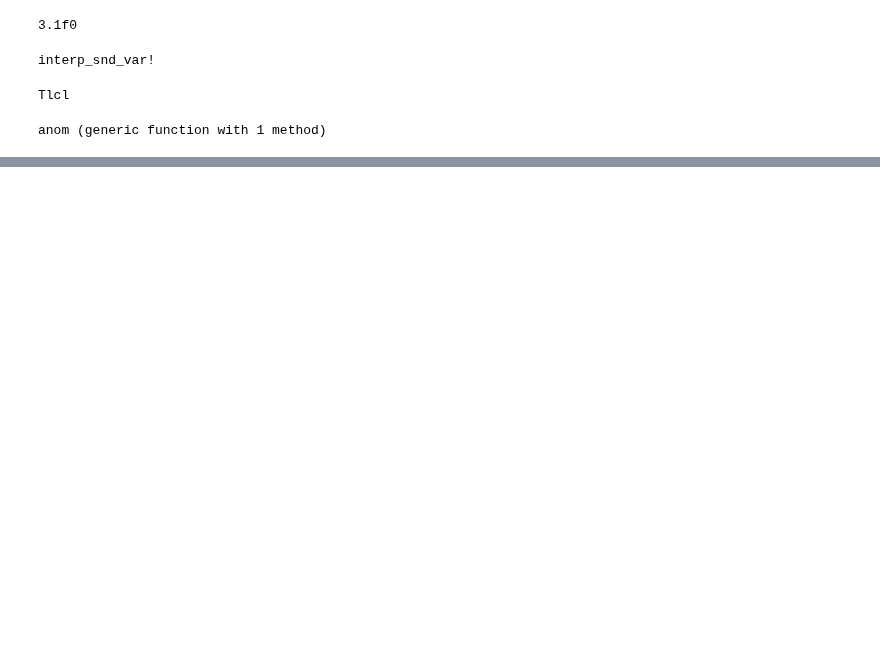
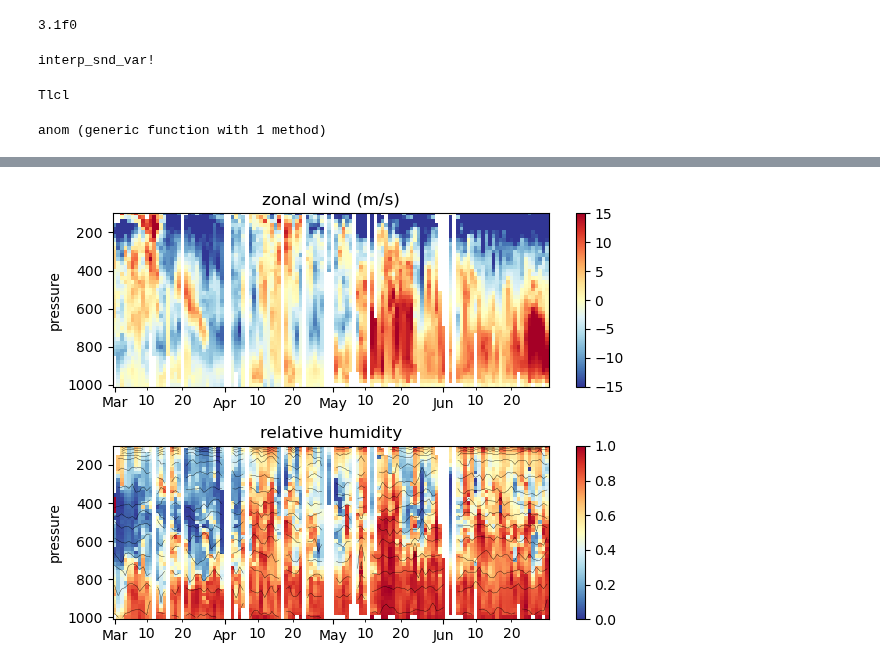
Before and after one commit to deszoeke/ASTRAL-soundings, a Jupyter notebook: src/interp_soundings.ipynb, the cells around one changed output, grey strips where cells are left out. Drawn from its saved outputs; the diff is of its cells as text; code cells hidden in the pictures; blank space fills up the shorter version.

Commit message:
plot comment sondes 2019, 2022

```diff
--- a/src/interp_soundings.ipynb
+++ b/src/interp_soundings.ipynb
@@ -235,20 +171,0 @@ PyObject <matplotlib.colorbar.Colorbar object at 0x...>
-# %%
-ax1=subplot(2,1,1)
-pc1 = pcolormesh(dr, plevs, anom(th, dims=1)', vmin=-5, vmax=5, cmap=ColorMap("RdYlBu_r"))
-contour(dr, plevs, th', colors="k", linewidths=0.25, levels=20)
-ylim([1010, 100])
-ax1.xaxis.set_major_locator(mdates.MonthLocator())
-ax1.xaxis.set_minor_locator(mdates.DayLocator((10, 20)))
-ax1.xaxis.set_major_formatter(mdates.DateFormatter("%b"))
-ax1.xaxis.set_minor_formatter(mdates.DateFormatter("%d"))
-colorbar(pc1)
-ax2=subplot(2,1,2)
-# pcolormesh(dr, plevs, 1e3*q', vmin=0, vmax=18, cmap=ColorMap("RdYlBu_r"))
-pc2 = pcolormesh(dr, plevs, rh', vmin=0, vmax=1.0, cmap=ColorMap("RdYlBu_r"))
-contour(dr, plevs, th', colors="k", linewidths=0.25, levels=20)
-ylim([1010, 100])
-ax2.xaxis.set_major_locator(mdates.MonthLocator())
-ax2.xaxis.set_minor_locator(mdates.DayLocator((10, 20)))
-ax2.xaxis.set_major_formatter(mdates.DateFormatter("%b"))
-ax2.xaxis.set_minor_formatter(mdates.DateFormatter("%d"))
-colorbar(pc2)
@@ -280,0 +271,6 @@ PyObject <matplotlib.colorbar.Colorbar object at 0x...>
+# %%
+year = 2022
+ax1, ax2 = plot_wind_rh_snd( year )
+savefig("u_rh_$(year).png")
+# %% [output]
+[figure, added]
```
Also changed, not shown: parts of 9 cells of this notebook, 1 other file.
